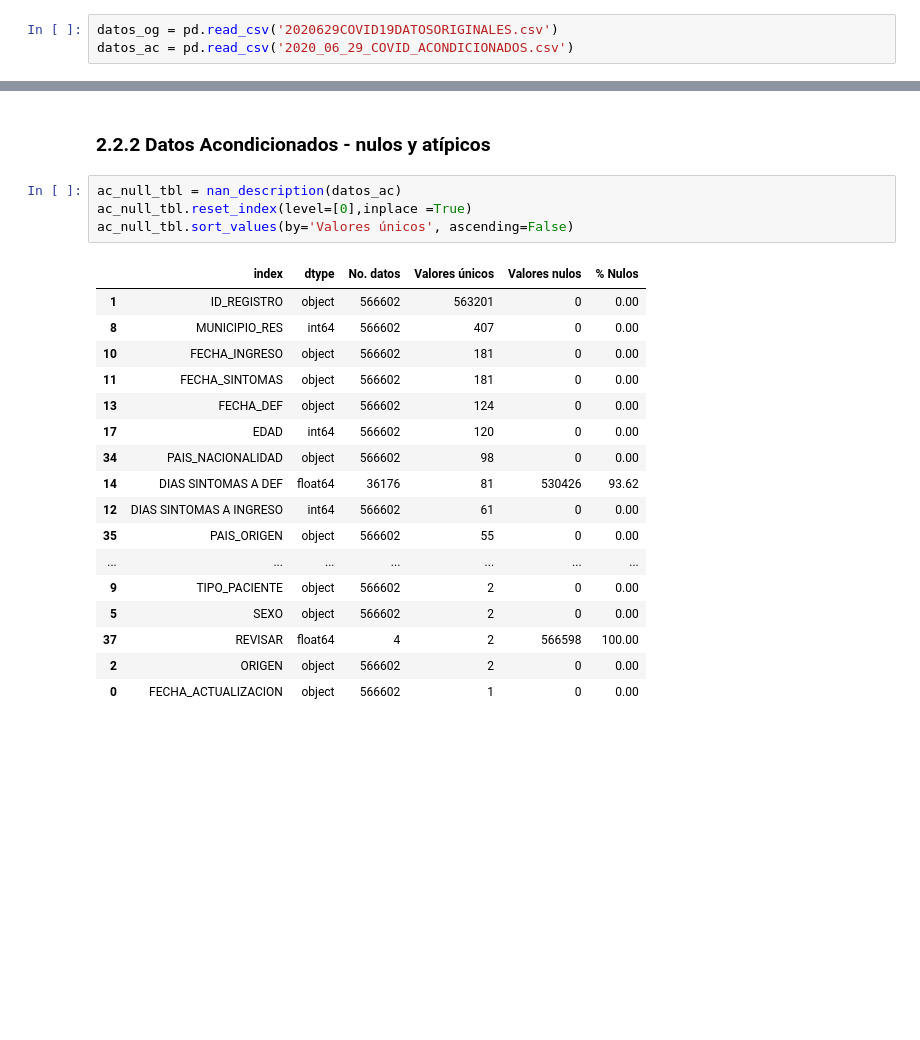
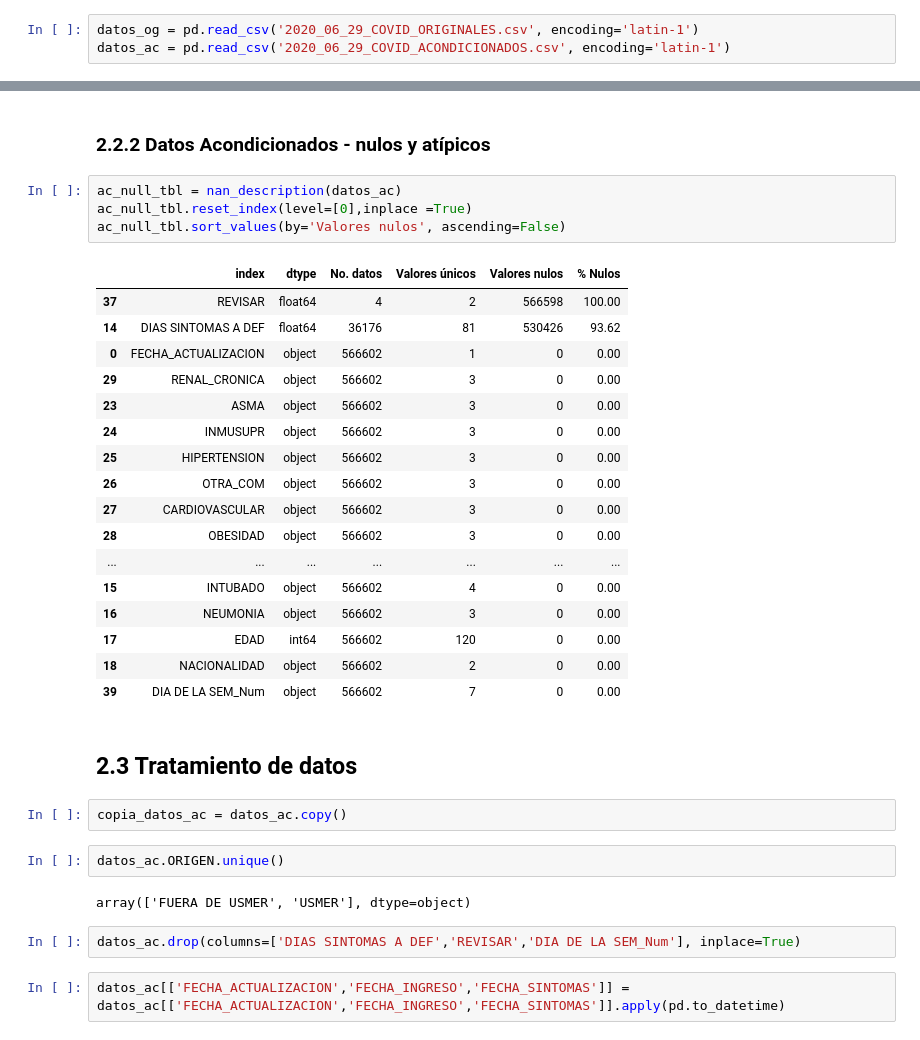
Before and after one commit to Javier-Arellano/2020_06_29_Covid_Mexico, a Jupyter notebook: reto_covid.ipynb, the cells around one changed output, grey strips where cells are left out. Cells and saved outputs as stored; diff of their text form; blank space fills up the shorter version.

```diff
--- a/reto_covid.ipynb
+++ b/reto_covid.ipynb
@@ -21,8 +21,8 @@ import seaborn as sns
 # %% [markdown]
 ## 2.0 Procesamiento de los datos
 # %%
-datos_og = pd.read_csv('2020629COVID19DATOSORIGINALES.csv')
-datos_ac = pd.read_csv('2020_06_29_COVID_ACONDICIONADOS.csv')
+datos_og = pd.read_csv('2020_06_29_COVID_ORIGINALES.csv', encoding='latin-1')
+datos_ac = pd.read_csv('2020_06_29_COVID_ACONDICIONADOS.csv', encoding='latin-1')
 # %% [markdown]
 ## 2.1 Exploración de los datasets
 # %% [markdown]
@@ -211,22 +202,34 @@ og_null_tbl.sort_values(by='Valores únicos', ascending=False)
 # %%
 ac_null_tbl = nan_description(datos_ac)
 ac_null_tbl.reset_index(level=[0],inplace =True)
-ac_null_tbl.sort_values(by='Valores únicos', ascending=False)
+ac_null_tbl.sort_values(by='Valores nulos', ascending=False)
 # %% [output]
 |  | index | dtype | No. datos | Valores únicos | Valores nulos | % Nulos |
-| 1 | ID_REGISTRO | object | 566602 | 563201 | 0 | 0.00 |
-| 8 | MUNICIPIO_RES | int64 | 566602 | 407 | 0 | 0.00 |
-| 10 | FECHA_INGRESO | object | 566602 | 181 | 0 | 0.00 |
-| 11 | FECHA_SINTOMAS | object | 566602 | 181 | 0 | 0.00 |
-| 13 | FECHA_DEF | object | 566602 | 124 | 0 | 0.00 |
+| 37 | REVISAR | float64 | 4 | 2 | 566598 | 100.00 |
+| 14 | DIAS SINTOMAS A DEF | float64 | 36176 | 81 | 530426 | 93.62 |
+| 0 | FECHA_ACTUALIZACION | object | 566602 | 1 | 0 | 0.00 |
+| 29 | RENAL_CRONICA | object | 566602 | 3 | 0 | 0.00 |
+| 23 | ASMA | object | 566602 | 3 | 0 | 0.00 |
+| 24 | INMUSUPR | object | 566602 | 3 | 0 | 0.00 |
+| 25 | HIPERTENSION | object | 566602 | 3 | 0 | 0.00 |
+| 26 | OTRA_COM | object | 566602 | 3 | 0 | 0.00 |
+| 27 | CARDIOVASCULAR | object | 566602 | 3 | 0 | 0.00 |
+| 28 | OBESIDAD | object | 566602 | 3 | 0 | 0.00 |
+| ... | ... | ... | ... | ... | ... | ... |
+| 15 | INTUBADO | object | 566602 | 4 | 0 | 0.00 |
+| 16 | NEUMONIA | object | 566602 | 3 | 0 | 0.00 |
 | 17 | EDAD | int64 | 566602 | 120 | 0 | 0.00 |
-| 34 | PAIS_NACIONALIDAD | object | 566602 | 98 | 0 | 0.00 |
-| 14 | DIAS SINTOMAS A DEF | float64 | 36176 | 81 | 530426 | 93.62 |
-| 12 | DIAS SINTOMAS A INGRESO | int64 | 566602 | 61 | 0 | 0.00 |
-| 35 | PAIS_ORIGEN | object | 566602 | 55 | 0 | 0.00 |
-| ... | ... | ... | ... | ... | ... | ... |
-| 9 | TIPO_PACIENTE | object | 566602 | 2 | 0 | 0.00 |
-| 5 | SEXO | object | 566602 | 2 | 0 | 0.00 |
-| 37 | REVISAR | float64 | 4 | 2 | 566598 | 100.00 |
-| 2 | ORIGEN | object | 566602 | 2 | 0 | 0.00 |
-| 0 | FECHA_ACTUALIZACION | object | 566602 | 1 | 0 | 0.00 |
+| 18 | NACIONALIDAD | object | 566602 | 2 | 0 | 0.00 |
+| 39 | DIA DE LA SEM_Num | object | 566602 | 7 | 0 | 0.00 |
+# %% [markdown]
+## 2.3 Tratamiento de datos
+# %%
+copia_datos_ac = datos_ac.copy()
+# %%
+datos_ac.ORIGEN.unique()
+# %% [output]
+array(['FUERA DE USMER', 'USMER'], dtype=object)
+# %%
+datos_ac.drop(columns=['DIAS SINTOMAS A DEF','REVISAR','DIA DE LA SEM_Num'], inplace=True)
+# %%
+datos_ac[['FECHA_ACTUALIZACION','FECHA_INGRESO','FECHA_SINTOMAS']] = datos_ac[['FECHA_ACTUALIZACION','FECHA_INGRESO','FECHA_SINTOMAS']].apply(pd.to_datetime)
```
Also changed, not shown: parts of 26 cells of this notebook.
